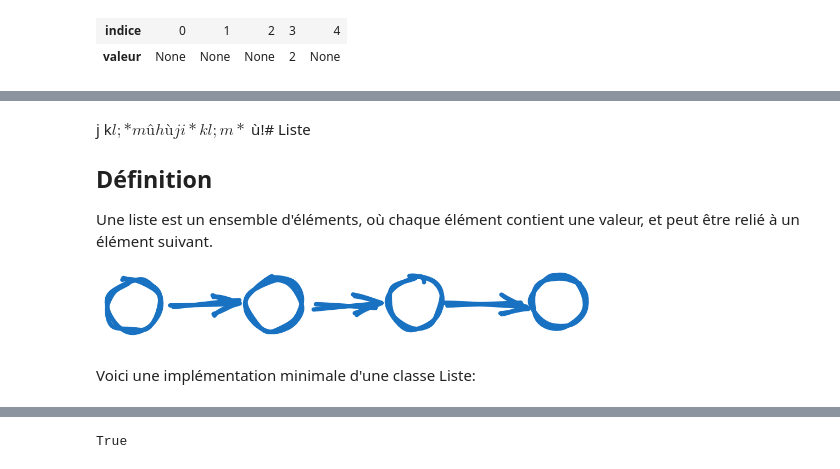
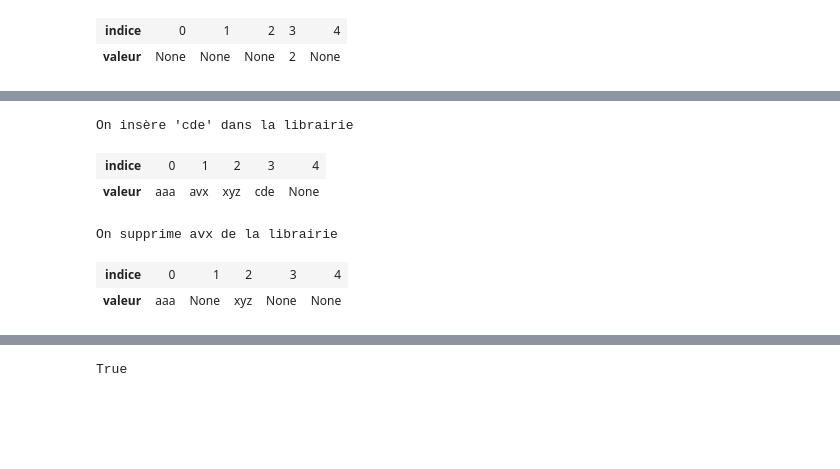
Before and after one commit to sapristi/cours_algo, a Jupyter notebook: content/ESGI_3A/1_bases.ipynb, the cells around one changed output, grey strips where cells are left out. Drawn from its saved outputs; the diff is of its cells as text; code cells hidden in the pictures; blank space fills up the shorter version.

```diff
--- a/content/ESGI_3A/1_bases.ipynb
+++ b/content/ESGI_3A/1_bases.ipynb
@@ -170,13 +182,26 @@ On supprime 3 de a
-# %% [markdown]
-j
-k$l;*mûhùji*kl;m
-*$ù!# Liste
-
-## Définition
-Une liste est un ensemble d'éléments, où chaque élément contient une valeur, et peut être relié à un élément suivant.
-
-<!-- ![image.png](attachment:4d4f45f6-8517-48ba-8c89-9bf8a5103271.png) -->
-
-<div><img src="attachment:4d4f45f6-8517-48ba-8c89-9bf8a5103271.png" width="500" /></div>
-# %% [markdown]
-Voici une implémentation minimale d'une classe Liste:
+# %%
+lbric = Étagère.from_values(capacité = 5, values=["aaa", "avx", "xyz"])
+print("On insère 'cde' dans la librairie")
+lbric.ajout_livre("cde")
+
+assert lbric[3] == "cde"
+assert lbric.nb_livres() == 4
+
+l_bric
+# %% [output]
+On insère 'cde' dans la librairie
+| indice | 0 | 1 | 2 | 3 | 4 |
+| valeur | aaa | avx | xyz | cde | None |
+# %%
+lbric = Étagère.from_values(capacité = 5, values=["aaa", "avx", "xyz"])
+print("On supprime avx de la librairie")
+lbric.remove("avx")
+
+assert lbric[1] is None
+assert lbric.nb_livres() == 2
+
+lbric
+# %% [output]
+On supprime avx de la librairie
+| indice | 0 | 1 | 2 | 3 | 4 |
+| valeur | aaa | None | xyz | None | None |
```
Also changed, not shown: parts of 39 cells of this notebook, 6 other files.
